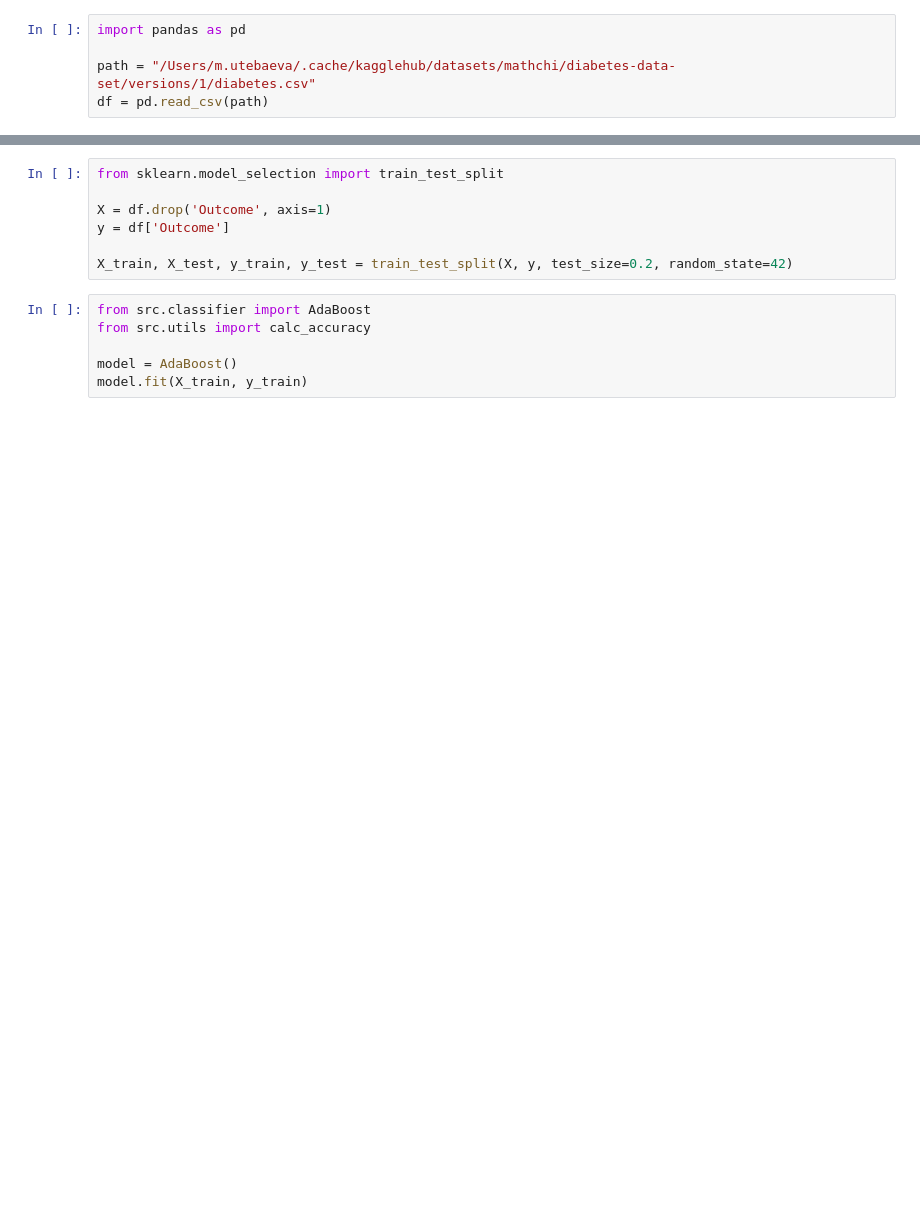
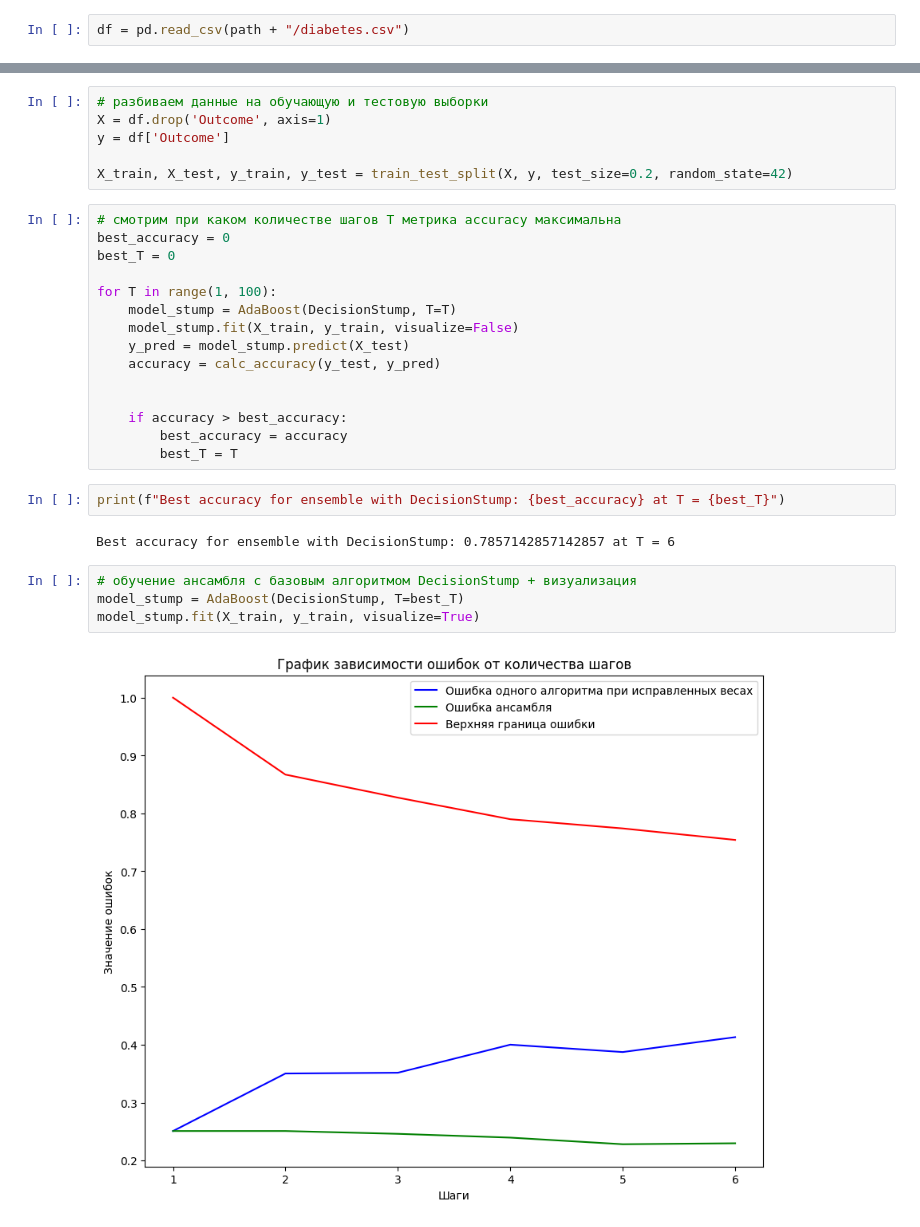
Before and after one commit to molivka/adaboost-coursework, a Jupyter notebook: kaggle.ipynb, the cells around one changed output, grey strips where cells are left out. Cells and saved outputs as stored; diff of their text form; blank space fills up the shorter version.

```diff
--- a/kaggle.ipynb
+++ b/kaggle.ipynb
@@ -52,5 +62,2 @@ Successfully installed adaboost-0.1.0
-# %%
-import pandas as pd
-
-path = "/Users/m.utebaeva/.cache/kagglehub/datasets/mathchi/diabetes-data-set/versions/1/diabetes.csv"
-df = pd.read_csv(path)
+# %%
+df = pd.read_csv(path + "/diabetes.csv")
@@ -57,13 +73,31 @@ df = pd.read_csv(path)
 # %%
-from sklearn.model_selection import train_test_split
-
+# разбиваем данные на обучающую и тестовую выборки
 X = df.drop('Outcome', axis=1)
 y = df['Outcome']
 
 X_train, X_test, y_train, y_test = train_test_split(X, y, test_size=0.2, random_state=42)
-# %%
-from src.classifier import AdaBoost
-from src.utils import calc_accuracy
-
-model = AdaBoost()
-model.fit(X_train, y_train)
+# %%
+# смотрим при каком количестве шагов T метрика accuracy максимальна
+best_accuracy = 0
+best_T = 0
+
+for T in range(1, 100):
+    model_stump = AdaBoost(DecisionStump, T=T)
+    model_stump.fit(X_train, y_train, visualize=False)
+    y_pred = model_stump.predict(X_test)
+    accuracy = calc_accuracy(y_test, y_pred)
+
+
+    if accuracy > best_accuracy:
+        best_accuracy = accuracy
+        best_T = T
+# %%
+print(f"Best accuracy for ensemble with DecisionStump: {best_accuracy} at T = {best_T}")
+# %% [output]
+Best accuracy for ensemble with DecisionStump: 0.7857142857142857 at T = 6
+# %%
+# обучение ансамбля с базовым алгоритмом DecisionStump + визуализация
+model_stump = AdaBoost(DecisionStump, T=best_T)
+model_stump.fit(X_train, y_train, visualize=True)
+# %% [output]
+[figure, added]
```
Also changed, not shown: parts of 11 cells of this notebook.
